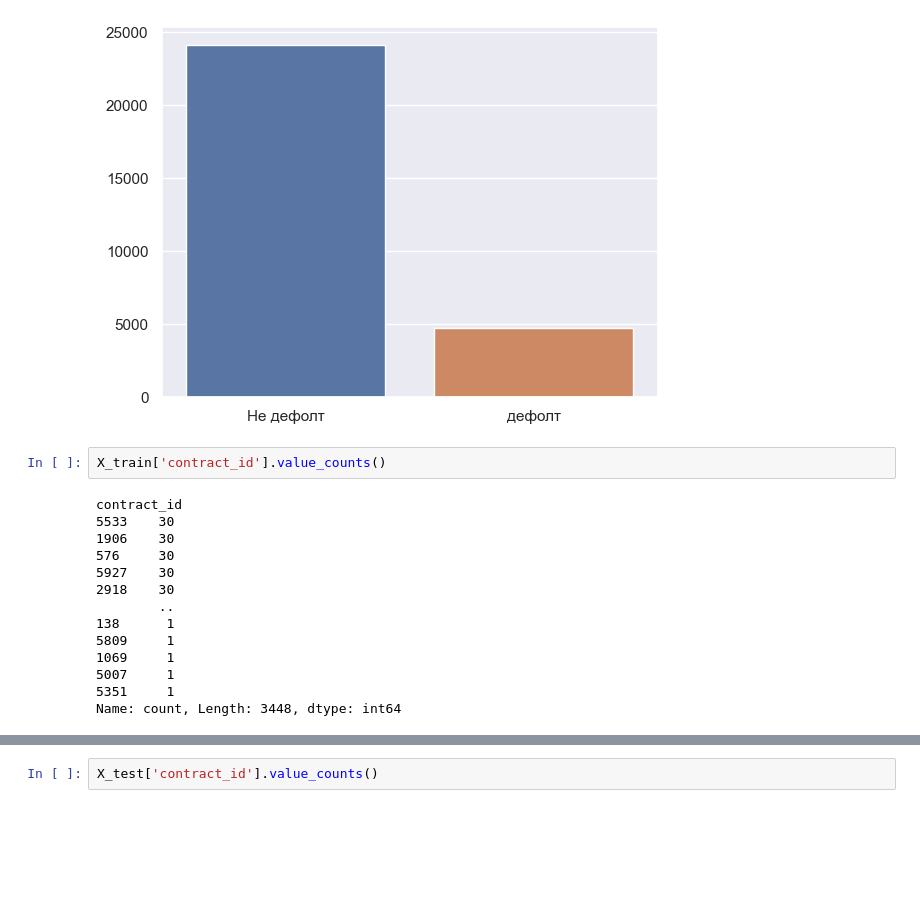
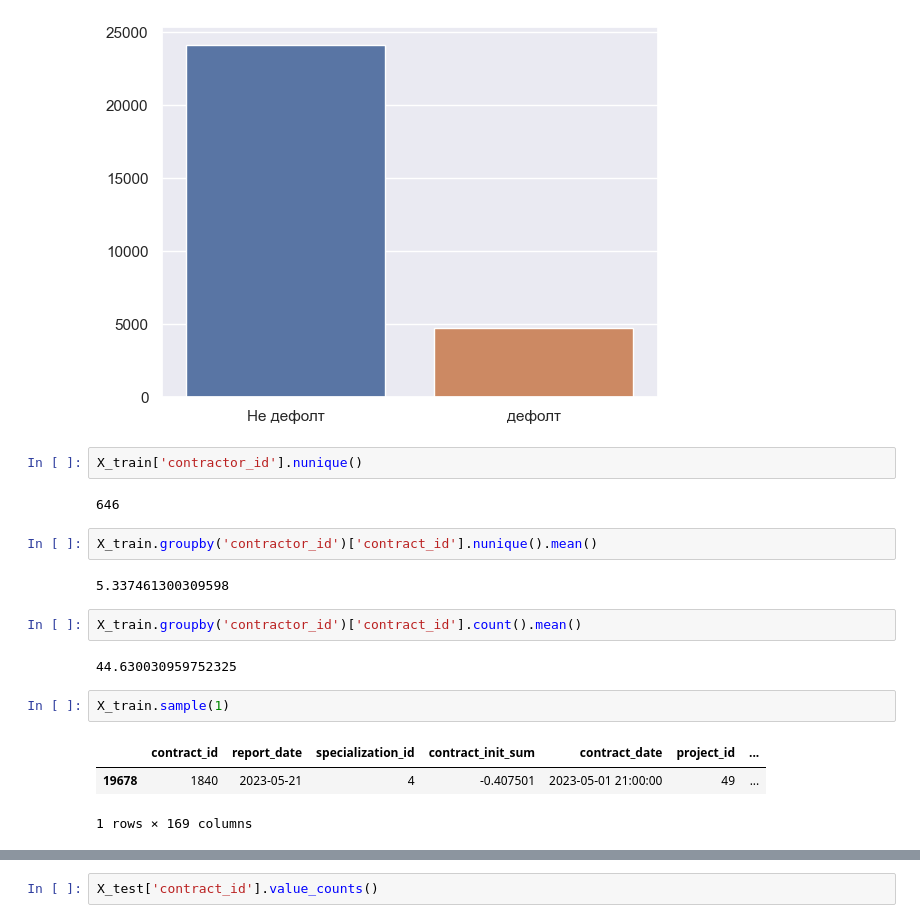
Before and after one commit to Scorpgodwest/contractor_churn_prediction, a Jupyter notebook: research/EDA.ipynb, the cells around one changed output, grey strips where cells are left out. Cells and saved outputs as stored; diff of their text form; blank space fills up the shorter version.

```diff
--- a/research/EDA.ipynb
+++ b/research/EDA.ipynb
@@ -171,19 +179,21 @@ Min date (X test): 2023-07-30  | Max date (X test): 2023-09-24
 sns.barplot(x=['Не дефолт', 'дефолт'], y=y_train['default6'].value_counts().values);
 # %% [output]
 [figure]
+# %%
+X_train['contractor_id'].nunique()
+# %% [output]
+646
+# %%
+X_train.groupby('contractor_id')['contract_id'].nunique().mean()
+# %% [output]
+5.337461300309598
+# %%
+X_train.groupby('contractor_id')['contract_id'].count().mean()
+# %% [output]
+44.630030959752325
 # %%
-X_train['contract_id'].value_counts()
+X_train.sample(1)
 # %% [output]
+|  | contract_id | report_date | specialization_id | contract_init_sum | contract_date | project_id | ... |
+| 19678 | 1840 | 2023-05-21 | 4 | -0.407501 | 2023-05-01 21:00:00 | 49 | ... |
-contract_id
-5533    30
-1906    30
-576     30
-5927    30
-2918    30
-        ..
-138      1
-5809     1
-1069     1
-5007     1
-5351     1
-Name: count, Length: 3448, dtype: int64
+1 rows × 169 columns
```
Also changed, not shown: parts of 26 cells of this notebook, 7 other files.
